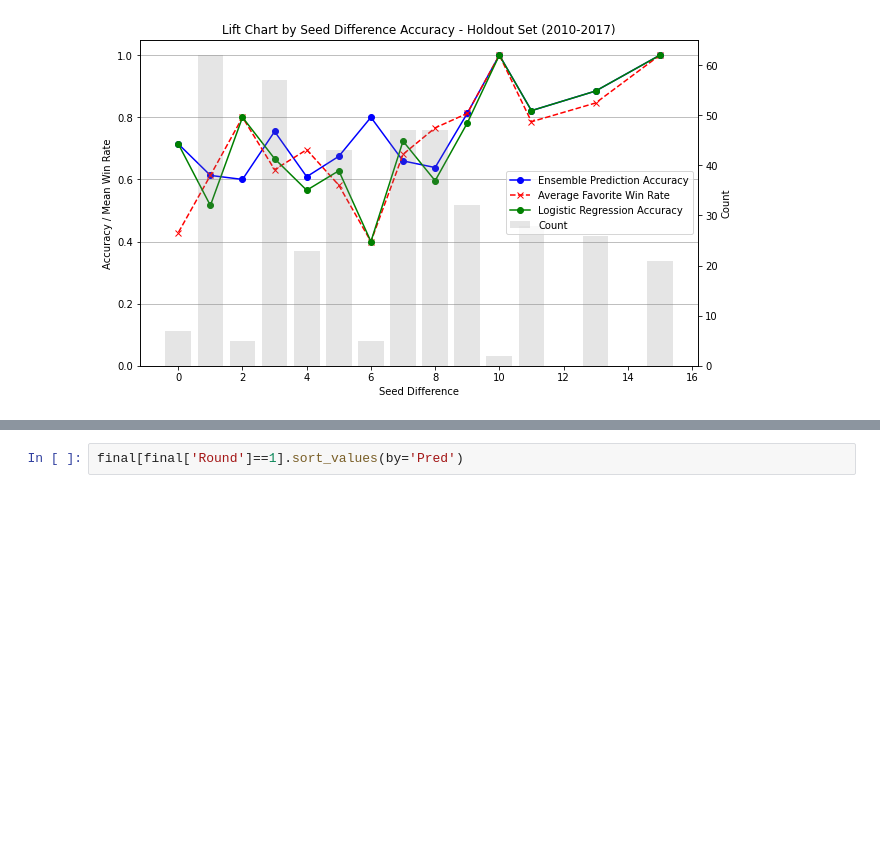
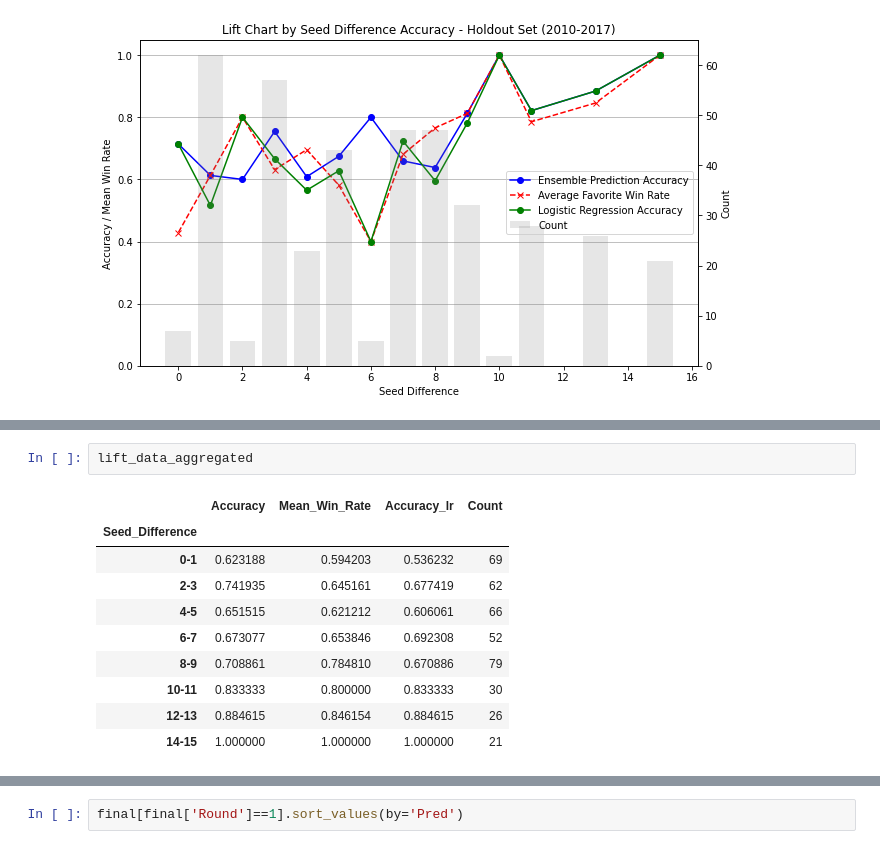
Before and after one commit to the-eric-bloomfield/NCAAB-MODEL, a Jupyter notebook: ncaab_model.ipynb, the cells around one changed output, grey strips where cells are left out. Drawn from its saved outputs; the diff is of its cells as text; blank space fills up the shorter version.

```diff
--- a/ncaab_model.ipynb
+++ b/ncaab_model.ipynb
@@ -1344,0 +1512,13 @@ plt.show()
+# %%
+lift_data_aggregated
+# %% [output]
+|  | Accuracy | Mean_Win_Rate | Accuracy_lr | Count |
+| Seed_Difference |  |  |  |  |
+| 0-1 | 0.623188 | 0.594203 | 0.536232 | 69 |
+| 2-3 | 0.741935 | 0.645161 | 0.677419 | 62 |
+| 4-5 | 0.651515 | 0.621212 | 0.606061 | 66 |
+| 6-7 | 0.673077 | 0.653846 | 0.692308 | 52 |
+| 8-9 | 0.708861 | 0.784810 | 0.670886 | 79 |
+| 10-11 | 0.833333 | 0.800000 | 0.833333 | 30 |
+| 12-13 | 0.884615 | 0.846154 | 0.884615 | 26 |
+| 14-15 | 1.000000 | 1.000000 | 1.000000 | 21 |
```
Also changed, not shown: parts of 20 cells of this notebook.
